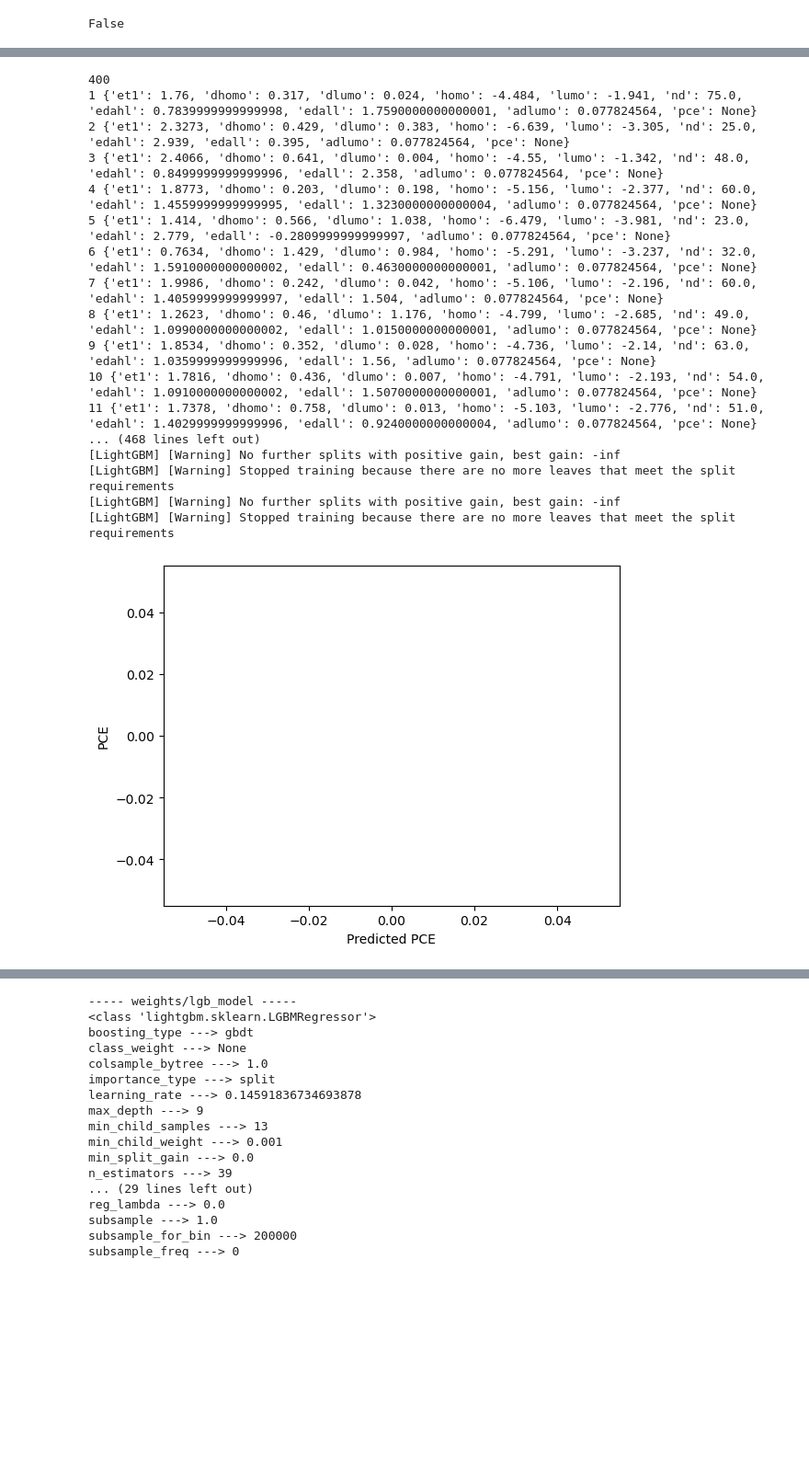
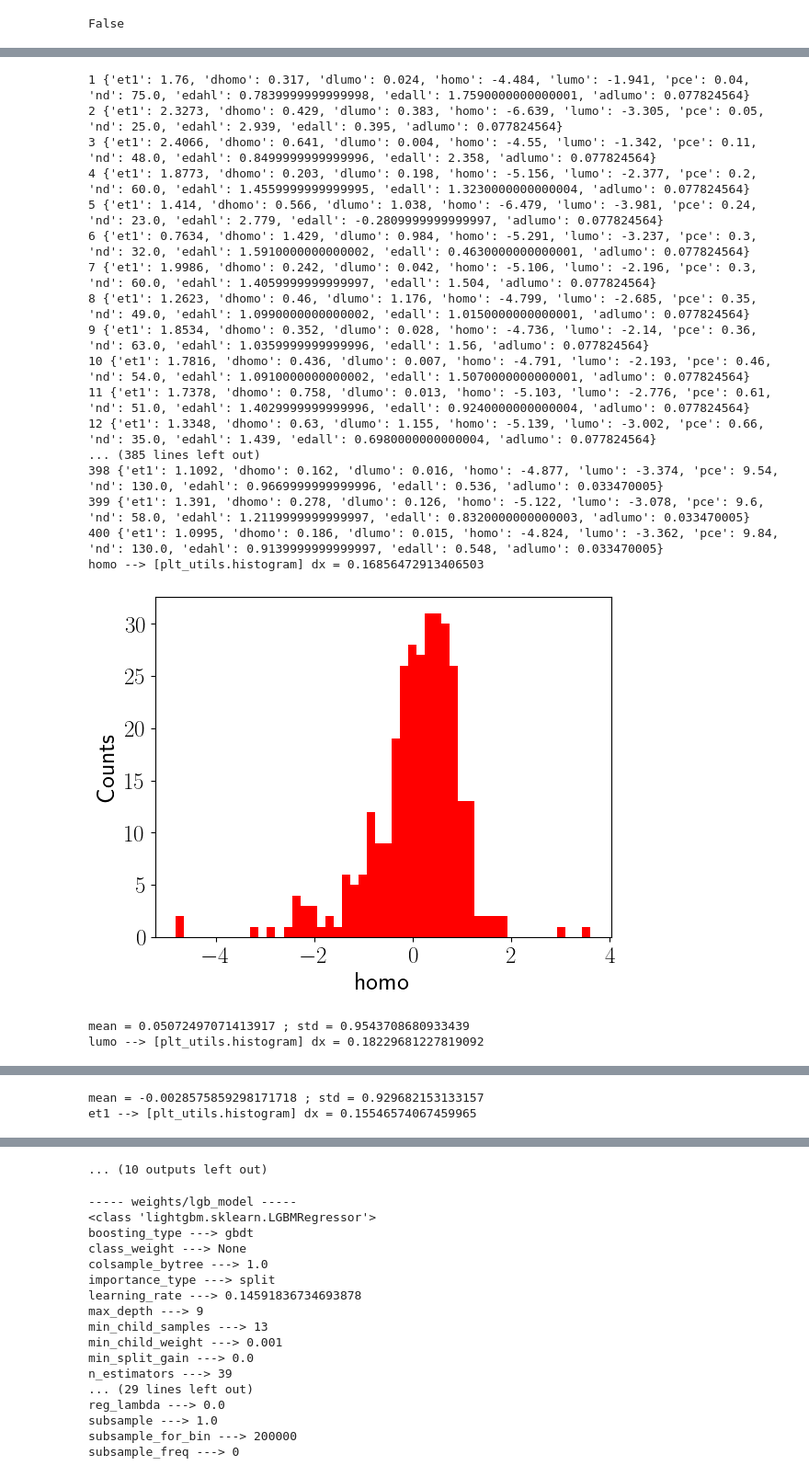
Before and after one commit to ngastellu/OPVGCN, a Jupyter notebook: pred.ipynb, the cells around one changed output, grey strips where cells are left out. Shown at 92% size. Cells and saved outputs as stored; diff of their text form; code cells hidden in the pictures; blank space fills up the shorter version.

Commit message:
Added data inspection and fixed training on small dataset of 400 molecules (contained `train.db`)

```diff
--- a/pred.ipynb
+++ b/pred.ipynb
@@ -308,5 +320,3 @@ m2 = joblib.load('weights/lgb_model')
 print(m1 == m2)
 # %% [output]
 False
-# %%
-db = write_train_db()
@@ -331,24 +323,32 @@ db = write_train_db()
-# %%
-if __name__ == '__main__':
-    # status = main()
-    # db = write_train_db()
-    test_model_from_db(db)
-# %% [output]
-400
-1 {'et1': 1.76, 'dhomo': 0.317, 'dlumo': 0.024, 'homo': -4.484, 'lumo': -1.941, 'nd': 75.0, 'edahl': 0.7839999999999998, 'edall': 1.7590000000000001, 'adlumo': 0.077824564, 'pce': None}
-2 {'et1': 2.3273, 'dhomo': 0.429, 'dlumo': 0.383, 'homo': -6.639, 'lumo': -3.305, 'nd': 25.0, 'edahl': 2.939, 'edall': 0.395, 'adlumo': 0.077824564, 'pce': None}
-3 {'et1': 2.4066, 'dhomo': 0.641, 'dlumo': 0.004, 'homo': -4.55, 'lumo': -1.342, 'nd': 48.0, 'edahl': 0.8499999999999996, 'edall': 2.358, 'adlumo': 0.077824564, 'pce': None}
-4 {'et1': 1.8773, 'dhomo': 0.203, 'dlumo': 0.198, 'homo': -5.156, 'lumo': -2.377, 'nd': 60.0, 'edahl': 1.4559999999999995, 'edall': 1.3230000000000004, 'adlumo': 0.077824564, 'pce': None}
-5 {'et1': 1.414, 'dhomo': 0.566, 'dlumo': 1.038, 'homo': -6.479, 'lumo': -3.981, 'nd': 23.0, 'edahl': 2.779, 'edall': -0.2809999999999997, 'adlumo': 0.077824564, 'pce': None}
-6 {'et1': 0.7634, 'dhomo': 1.429, 'dlumo': 0.984, 'homo': -5.291, 'lumo': -3.237, 'nd': 32.0, 'edahl': 1.5910000000000002, 'edall': 0.4630000000000001, 'adlumo': 0.077824564, 'pce': None}
-7 {'et1': 1.9986, 'dhomo': 0.242, 'dlumo': 0.042, 'homo': -5.106, 'lumo': -2.196, 'nd': 60.0, 'edahl': 1.4059999999999997, 'edall': 1.504, 'adlumo': 0.077824564, 'pce': None}
-8 {'et1': 1.2623, 'dhomo': 0.46, 'dlumo': 1.176, 'homo': -4.799, 'lumo': -2.685, 'nd': 49.0, 'edahl': 1.0990000000000002, 'edall': 1.0150000000000001, 'adlumo': 0.077824564, 'pce': None}
-9 {'et1': 1.8534, 'dhomo': 0.352, 'dlumo': 0.028, 'homo': -4.736, 'lumo': -2.14, 'nd': 63.0, 'edahl': 1.0359999999999996, 'edall': 1.56, 'adlumo': 0.077824564, 'pce': None}
-10 {'et1': 1.7816, 'dhomo': 0.436, 'dlumo': 0.007, 'homo': -4.791, 'lumo': -2.193, 'nd': 54.0, 'edahl': 1.0910000000000002, 'edall': 1.5070000000000001, 'adlumo': 0.077824564, 'pce': None}
-11 {'et1': 1.7378, 'dhomo': 0.758, 'dlumo': 0.013, 'homo': -5.103, 'lumo': -2.776, 'nd': 51.0, 'edahl': 1.4029999999999996, 'edall': 0.9240000000000004, 'adlumo': 0.077824564, 'pce': None}
-... (468 lines left out)
-[LightGBM] [Warning] No further splits with positive gain, best gain: -inf
-[LightGBM] [Warning] Stopped training because there are no more leaves that meet the split requirements
-[LightGBM] [Warning] No further splits with positive gain, best gain: -inf
-[LightGBM] [Warning] Stopped training because there are no more leaves that meet the split requirements
-[figure, removed]
+# %%
+# db = write_train_db()
+Xtrain, ytrain, Xtest, ytest, feature_names = split_train_test(db,normalize=True)
+
+train_data = np.concatenate((Xtrain, ytrain.reshape(-1,1)),axis=1).T
+# feature_names = db.get(id=1).data.keys()
+for x, ft in zip(train_data, feature_names):
+    inspect_feature(x,ft)
+
+
+test_model_from_db(Xtrain[:,:-1],ytrain,Xtest[:,:-1],ytest) #exclude adlumo (only 2 unique values)
+# %% [output]
+1 {'et1': 1.76, 'dhomo': 0.317, 'dlumo': 0.024, 'homo': -4.484, 'lumo': -1.941, 'pce': 0.04, 'nd': 75.0, 'edahl': 0.7839999999999998, 'edall': 1.7590000000000001, 'adlumo': 0.077824564}
+2 {'et1': 2.3273, 'dhomo': 0.429, 'dlumo': 0.383, 'homo': -6.639, 'lumo': -3.305, 'pce': 0.05, 'nd': 25.0, 'edahl': 2.939, 'edall': 0.395, 'adlumo': 0.077824564}
+3 {'et1': 2.4066, 'dhomo': 0.641, 'dlumo': 0.004, 'homo': -4.55, 'lumo': -1.342, 'pce': 0.11, 'nd': 48.0, 'edahl': 0.8499999999999996, 'edall': 2.358, 'adlumo': 0.077824564}
+4 {'et1': 1.8773, 'dhomo': 0.203, 'dlumo': 0.198, 'homo': -5.156, 'lumo': -2.377, 'pce': 0.2, 'nd': 60.0, 'edahl': 1.4559999999999995, 'edall': 1.3230000000000004, 'adlumo': 0.077824564}
+5 {'et1': 1.414, 'dhomo': 0.566, 'dlumo': 1.038, 'homo': -6.479, 'lumo': -3.981, 'pce': 0.24, 'nd': 23.0, 'edahl': 2.779, 'edall': -0.2809999999999997, 'adlumo': 0.077824564}
+6 {'et1': 0.7634, 'dhomo': 1.429, 'dlumo': 0.984, 'homo': -5.291, 'lumo': -3.237, 'pce': 0.3, 'nd': 32.0, 'edahl': 1.5910000000000002, 'edall': 0.4630000000000001, 'adlumo': 0.077824564}
+7 {'et1': 1.9986, 'dhomo': 0.242, 'dlumo': 0.042, 'homo': -5.106, 'lumo': -2.196, 'pce': 0.3, 'nd': 60.0, 'edahl': 1.4059999999999997, 'edall': 1.504, 'adlumo': 0.077824564}
+8 {'et1': 1.2623, 'dhomo': 0.46, 'dlumo': 1.176, 'homo': -4.799, 'lumo': -2.685, 'pce': 0.35, 'nd': 49.0, 'edahl': 1.0990000000000002, 'edall': 1.0150000000000001, 'adlumo': 0.077824564}
+9 {'et1': 1.8534, 'dhomo': 0.352, 'dlumo': 0.028, 'homo': -4.736, 'lumo': -2.14, 'pce': 0.36, 'nd': 63.0, 'edahl': 1.0359999999999996, 'edall': 1.56, 'adlumo': 0.077824564}
+10 {'et1': 1.7816, 'dhomo': 0.436, 'dlumo': 0.007, 'homo': -4.791, 'lumo': -2.193, 'pce': 0.46, 'nd': 54.0, 'edahl': 1.0910000000000002, 'edall': 1.5070000000000001, 'adlumo': 0.077824564}
+11 {'et1': 1.7378, 'dhomo': 0.758, 'dlumo': 0.013, 'homo': -5.103, 'lumo': -2.776, 'pce': 0.61, 'nd': 51.0, 'edahl': 1.4029999999999996, 'edall': 0.9240000000000004, 'adlumo': 0.077824564}
+12 {'et1': 1.3348, 'dhomo': 0.63, 'dlumo': 1.155, 'homo': -5.139, 'lumo': -3.002, 'pce': 0.66, 'nd': 35.0, 'edahl': 1.439, 'edall': 0.6980000000000004, 'adlumo': 0.077824564}
+... (385 lines left out)
+398 {'et1': 1.1092, 'dhomo': 0.162, 'dlumo': 0.016, 'homo': -4.877, 'lumo': -3.374, 'pce': 9.54, 'nd': 130.0, 'edahl': 0.9669999999999996, 'edall': 0.536, 'adlumo': 0.033470005}
+399 {'et1': 1.391, 'dhomo': 0.278, 'dlumo': 0.126, 'homo': -5.122, 'lumo': -3.078, 'pce': 9.6, 'nd': 58.0, 'edahl': 1.2119999999999997, 'edall': 0.8320000000000003, 'adlumo': 0.033470005}
+400 {'et1': 1.0995, 'dhomo': 0.186, 'dlumo': 0.015, 'homo': -4.824, 'lumo': -3.362, 'pce': 9.84, 'nd': 130.0, 'edahl': 0.9139999999999997, 'edall': 0.548, 'adlumo': 0.033470005}
+homo --> [plt_utils.histogram] dx = 0.16856472913406503
+[figure, added]
+mean = 0.05072497071413917 ; std = 0.9543708680933439
+lumo --> [plt_utils.histogram] dx = 0.18229681227819092
@@ -354,0 +356,2 @@ if __name__ == '__main__':
+mean = -0.0028575859298171718 ; std = 0.929682153133157
+et1 --> [plt_utils.histogram] dx = 0.15546574067459965
@@ -355,3 +368,4 @@ if __name__ == '__main__':
+... (10 outputs left out)
 # %%
 def old_main():
     target=['et1','dhomo','dlumo','homo','lumo'] # need to predict with schnet; i.e. need SLI-GNN to get these ppties
```
Also changed, not shown: parts of 5 cells of this notebook, 2 other files.
